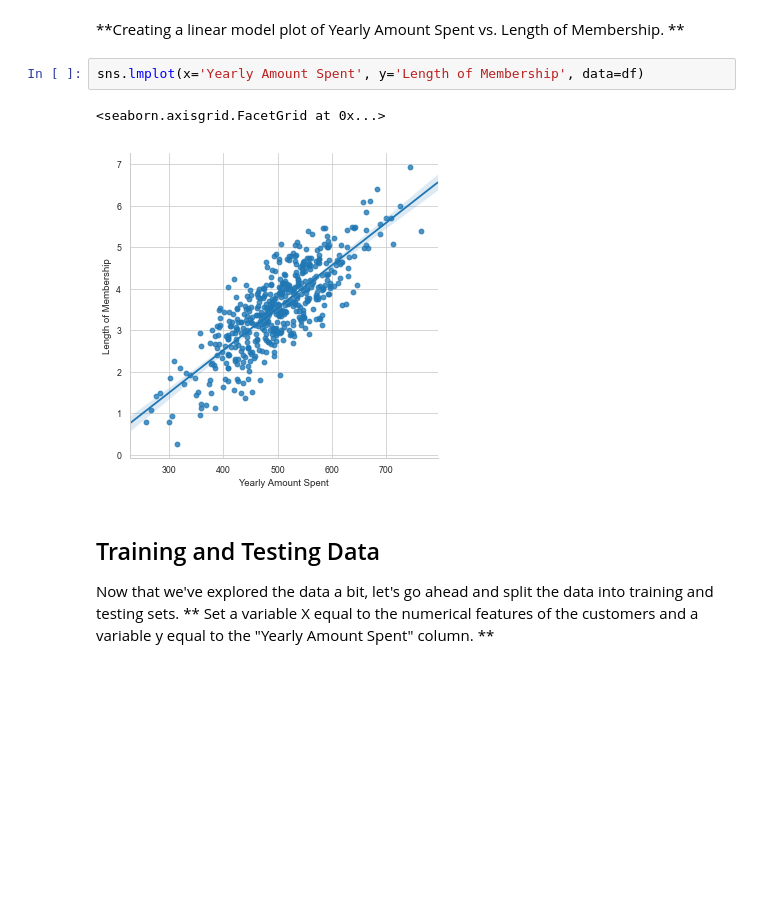
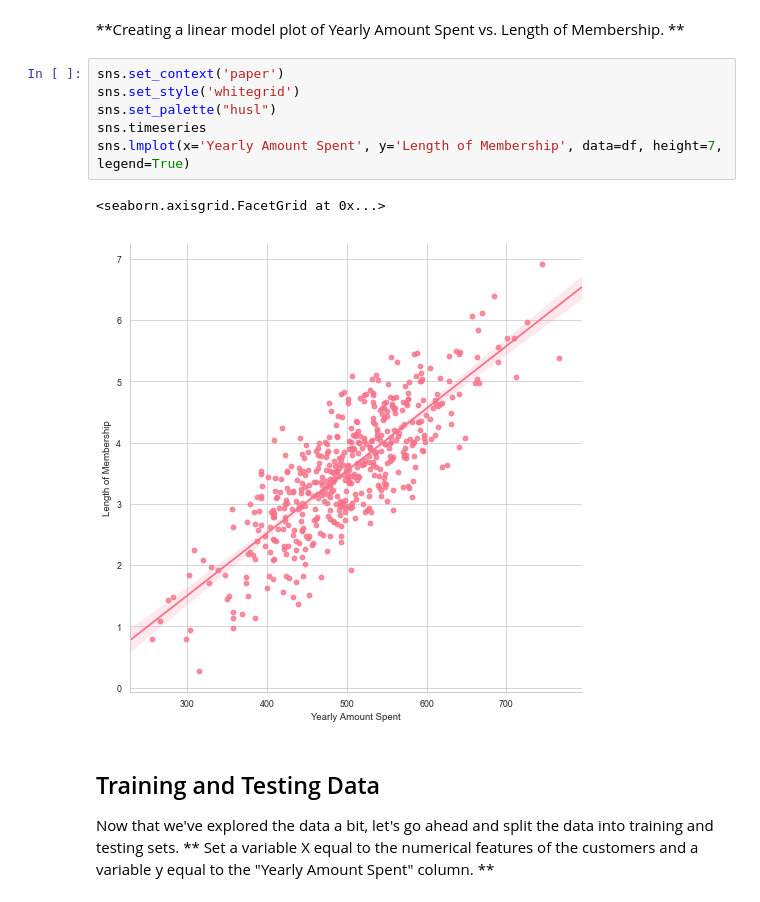
Before and after one commit to rfhussain/Predictions-Using-Linear-Regression, a Jupyter notebook: lin_regress.ipynb, the cells around one changed output. Saved outputs shown, nothing was run; the diff lists cells and outputs as text; blank space fills up the shorter version.

```diff
--- a/lin_regress.ipynb
+++ b/lin_regress.ipynb
@@ -126,10 +126,14 @@ df.corr()
 # %% [markdown]
 **Creating a linear model plot of  Yearly Amount Spent vs. Length of Membership. **
 # %%
-sns.lmplot(x='Yearly Amount Spent', y='Length of Membership', data=df)
+sns.set_context('paper')
+sns.set_style('whitegrid')
+sns.set_palette("husl")
+sns.timeseries
+sns.lmplot(x='Yearly Amount Spent', y='Length of Membership', data=df, height=7, legend=True)
 # %% [output]
 <seaborn.axisgrid.FacetGrid at 0x...>
-[figure, old version]
+[figure, new version]
 # %% [markdown]
 ## Training and Testing Data
 
```
Also changed, not shown: parts of 4 cells of this notebook.
